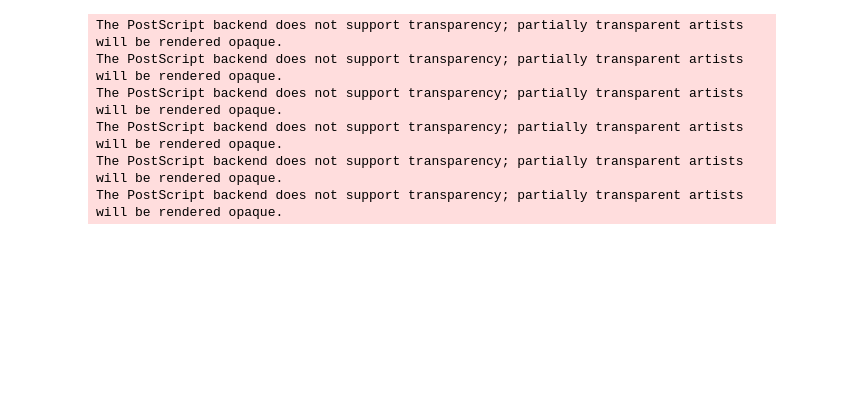
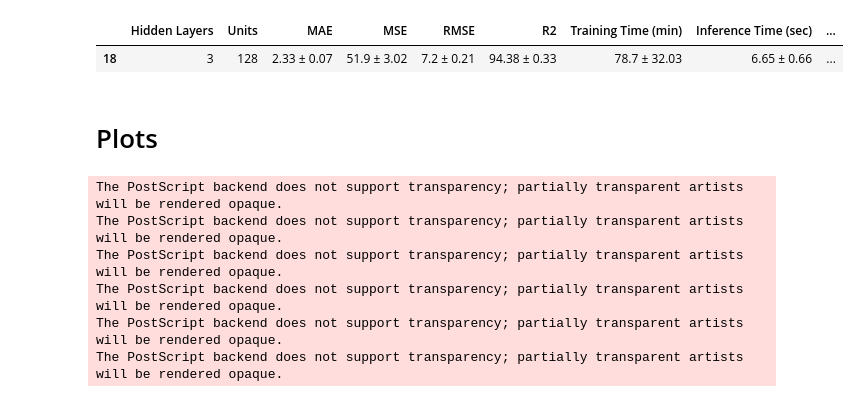
Before and after one commit to jpadantas/poker, a Jupyter notebook: ann/tables.ipynb, the cells around one changed output. Saved outputs shown, nothing was run; the diff lists cells and outputs as text; code cells hidden in the pictures; blank space fills up the shorter version.

```diff
--- a/ann/tables.ipynb
+++ b/ann/tables.ipynb
@@ -114,3 +99,11 @@ Index(['Hidden Layers', 'Units', 'R2_mean', 'Inference_Time_mean'], dtype='objec
+# %%
+# Print the row with the highest value of R2_mean
+df[df['R2_mean'] == df['R2_mean'].max()]
+# %% [output]
+|  | Hidden Layers | Units | MAE | MSE | RMSE | R2 | Training Time (min) | Inference Time (sec) | ... |
+| 18 | 3 | 128 | 2.33 ± 0.07 | 51.9 ± 3.02 | 7.2 ± 0.21 | 94.38 ± 0.33 | 78.7 ± 32.03 | 6.65 ± 0.66 | ... |
+# %% [markdown]
+# Plots
 # %%
 create_3d_surface_plot(df=mean_df, y_col='Units', x_col='Hidden Layers', z_col='Inference_Time_mean',
                        title='3D Surface Plot of Inference Time (sec)', xlabel='Units', ylabel='Hidden Layers',
```
Also changed, not shown: parts of 10 cells of this notebook, 3 other files.
